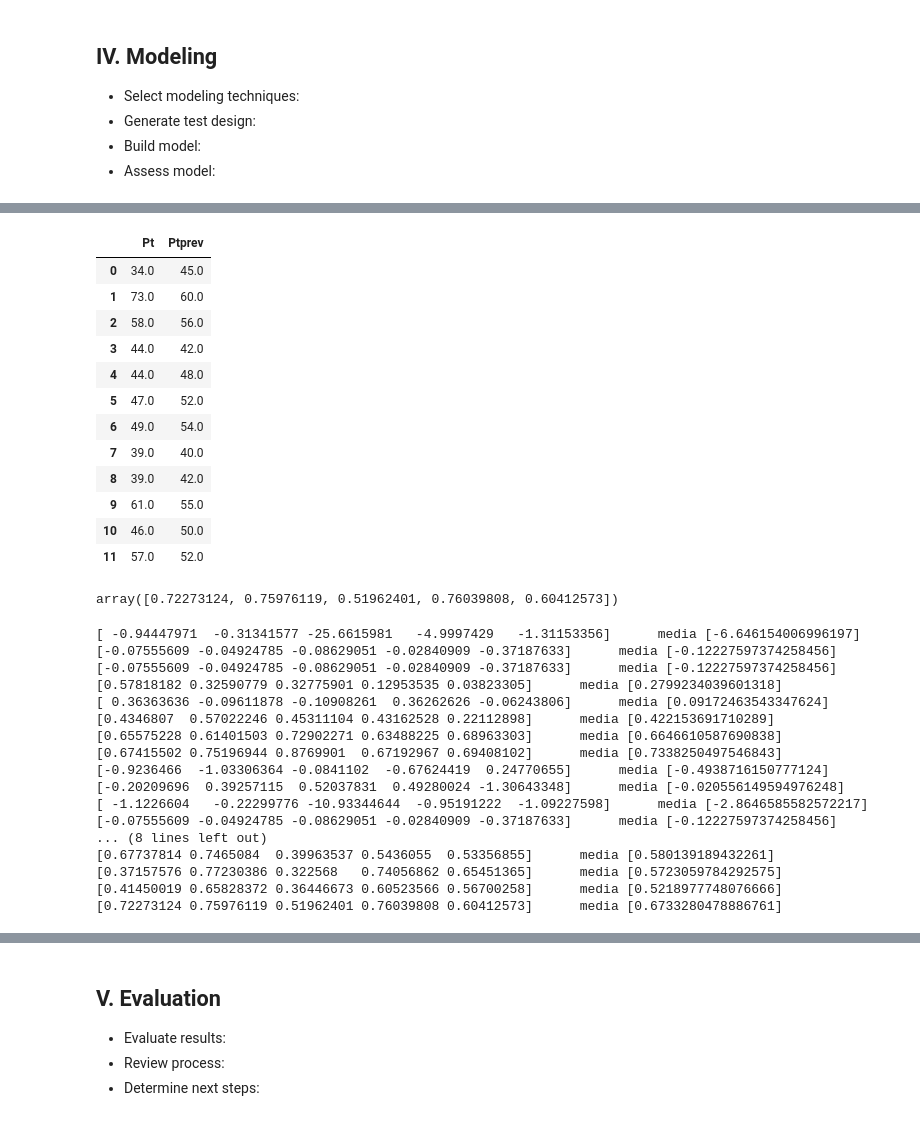
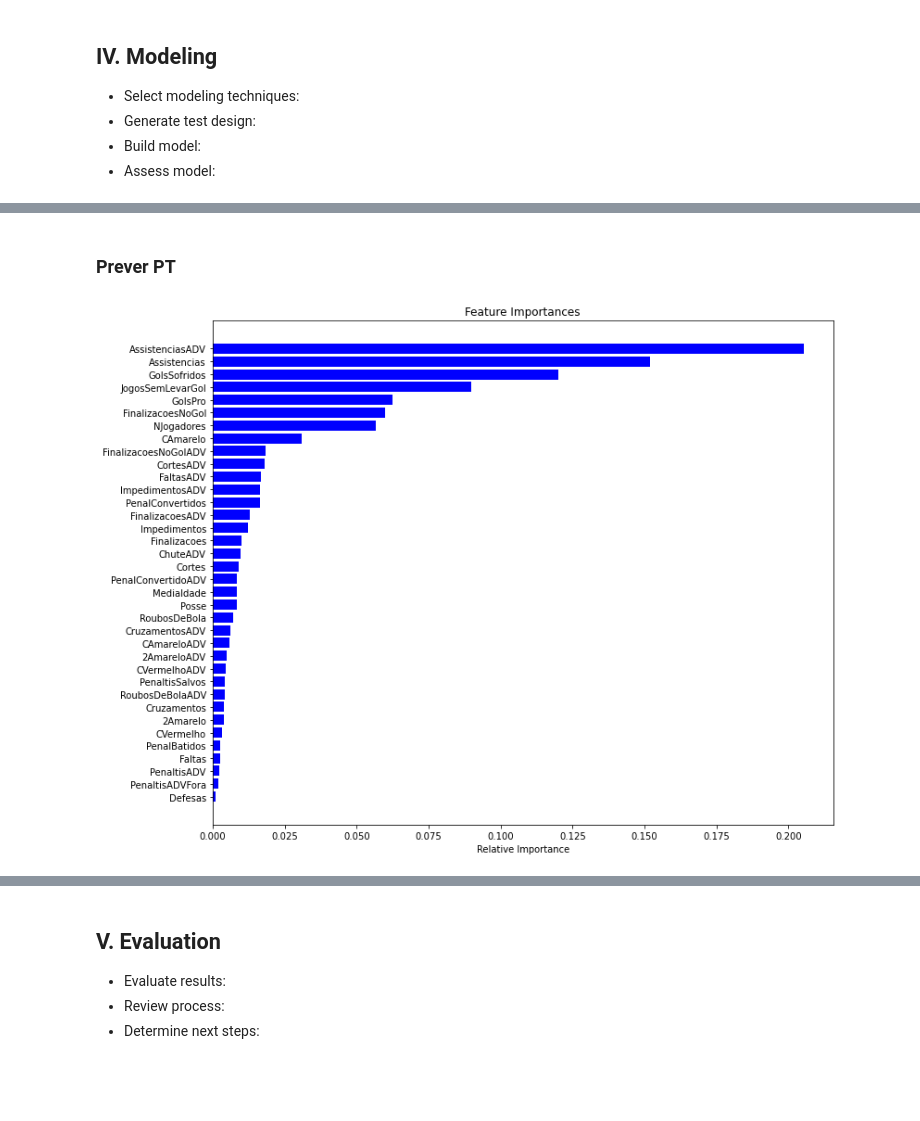
Before and after one commit to CarCesar/AMD, a Jupyter notebook: Trabalho-Notebook/trabalhoAMD.ipynb, the cells around one changed output, grey strips where cells are left out. Saved outputs shown, nothing was run; the diff lists cells and outputs as text; code cells hidden in the pictures; blank space fills up the shorter version.

```diff
--- a/Trabalho-Notebook/trabalhoAMD.ipynb
+++ b/Trabalho-Notebook/trabalhoAMD.ipynb
@@ -521,46 +340,0 @@ Ridge(random_state=0)
-# %%
-teste = pd.DataFrame()
-teste['Pt'] = pts_te*75
-teste['Ptprev'] = np.around(Pt_rl.predict(X_te)*75,0)
-teste
-# %% [output]
-|  | Pt | Ptprev |
-| 0 | 34.0 | 45.0 |
-| 1 | 73.0 | 60.0 |
-| 2 | 58.0 | 56.0 |
-| 3 | 44.0 | 42.0 |
-| 4 | 44.0 | 48.0 |
-| 5 | 47.0 | 52.0 |
-| 6 | 49.0 | 54.0 |
-| 7 | 39.0 | 40.0 |
-| 8 | 39.0 | 42.0 |
-| 9 | 61.0 | 55.0 |
-| 10 | 46.0 | 50.0 |
-| 11 | 57.0 | 52.0 |
-# %%
-cv_results
-# %% [output]
-array([0.72273124, 0.75976119, 0.51962401, 0.76039808, 0.60412573])
-# %%
-for name, model in models:
-    kfold = KFold(n_splits=num_folds, random_state=seed,shuffle=True)
-    cv_results = cross_val_score(model, X, Pts, cv=kfold, scoring=score)
-    print(cv_results,'     media',[(cv_results.mean())])
-# %% [output]
-[ -0.94447971  -0.31341577 -25.6615981   -4.9997429   -1.31153356]      media [-6.646154006996197]
-[-0.07555609 -0.04924785 -0.08629051 -0.02840909 -0.37187633]      media [-0.12227597374258456]
-[-0.07555609 -0.04924785 -0.08629051 -0.02840909 -0.37187633]      media [-0.12227597374258456]
-[0.57818182 0.32590779 0.32775901 0.12953535 0.03823305]      media [0.2799234039601318]
-[ 0.36363636 -0.09611878 -0.10908261  0.36262626 -0.06243806]      media [0.09172463543347624]
-[0.4346807  0.57022246 0.45311104 0.43162528 0.22112898]      media [0.422153691710289]
-[0.65575228 0.61401503 0.72902271 0.63488225 0.68963303]      media [0.6646610587690838]
-[0.67415502 0.75196944 0.8769901  0.67192967 0.69408102]      media [0.7338250497546843]
-[-0.9236466  -1.03306364 -0.0841102  -0.67624419  0.24770655]      media [-0.4938716150777124]
-[-0.20209696  0.39257115  0.52037831  0.49280024 -1.30643348]      media [-0.020556149594976248]
-[ -1.1226604   -0.22299776 -10.93344644  -0.95191222  -1.09227598]      media [-2.8646585582572217]
-[-0.07555609 -0.04924785 -0.08629051 -0.02840909 -0.37187633]      media [-0.12227597374258456]
-... (8 lines left out)
-[0.67737814 0.7465084  0.39963537 0.5436055  0.53356855]      media [0.580139189432261]
-[0.37157576 0.77230386 0.322568   0.74056862 0.65451365]      media [0.5723059784292575]
-[0.41450019 0.65828372 0.36446673 0.60523566 0.56700258]      media [0.5218977748076666]
-[0.72273124 0.75976119 0.51962401 0.76039808 0.60412573]      media [0.6733280478886761]
@@ -566,0 +378,6 @@ for name, model in models:
+# %% [markdown]
+### Prever PT
+# %%
+df3 = reduzir(df191,'Pt',0.05)
+# %% [output]
+[figure, added]
```
Also changed, not shown: parts of 55 cells of this notebook, 2 other files.
